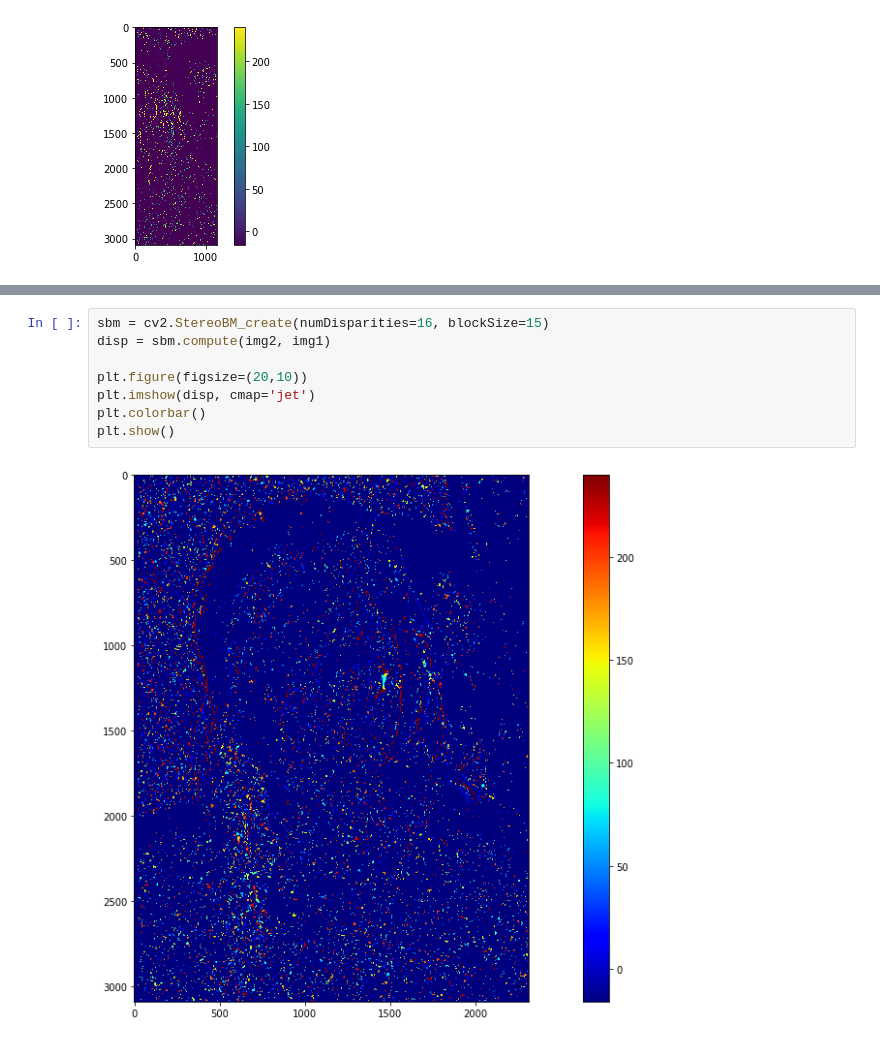
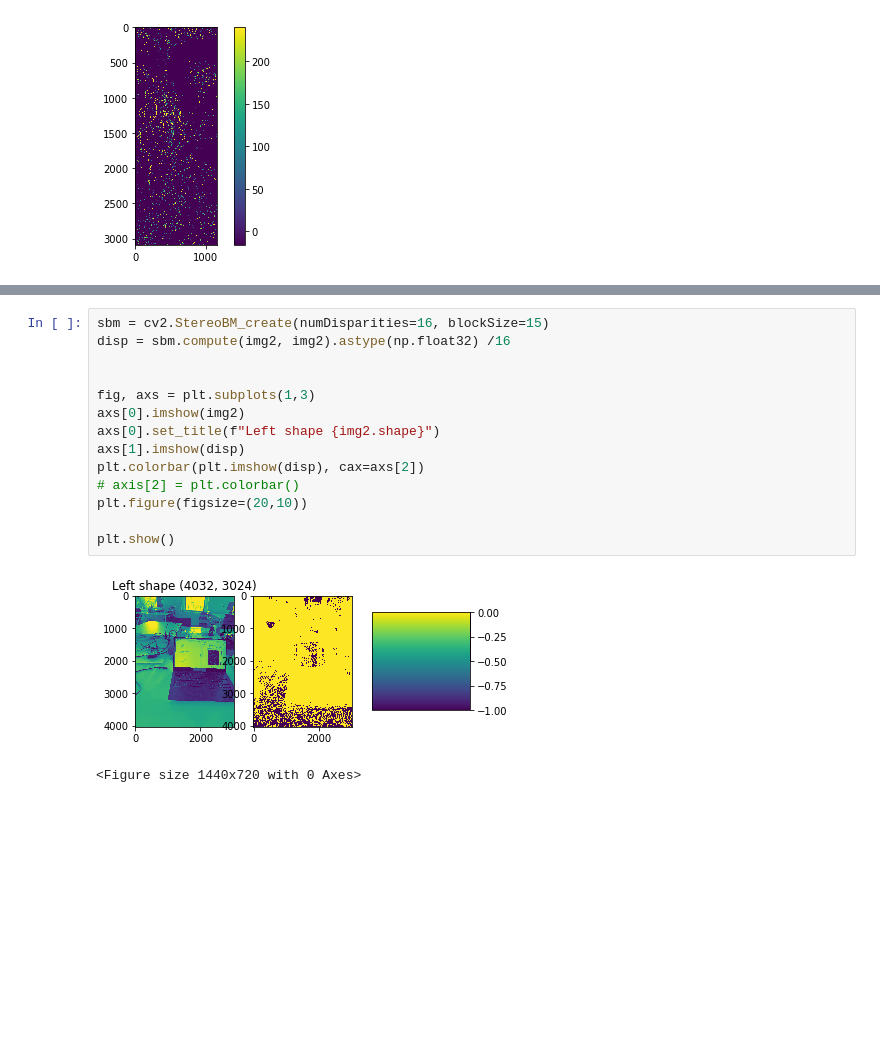
Before and after one commit to bilingwu/Img2Vid, a Jupyter notebook: DepthMap.ipynb, the cells around one changed output, grey strips where cells are left out. Saved outputs shown, nothing was run; the diff lists cells and outputs as text; blank space fills up the shorter version.

```diff
--- a/DepthMap.ipynb
+++ b/DepthMap.ipynb
@@ -63,13 +65,20 @@ plt.show()
-# %%
-sbm = cv2.StereoBM_create(numDisparities=16, blockSize=15)
-disp = sbm.compute(img2, img1)
-
-plt.figure(figsize=(20,10))
-plt.imshow(disp, cmap='jet')
-plt.colorbar()
-plt.show()
-# %% [output]
-[figure, removed]
+# %%
+sbm = cv2.StereoBM_create(numDisparities=16, blockSize=15)
+disp = sbm.compute(img2, img2).astype(np.float32) /16
+
+
+fig, axs = plt.subplots(1,3)
+axs[0].imshow(img2)
+axs[0].set_title(f"Left shape {img2.shape}")
+axs[1].imshow(disp)
+plt.colorbar(plt.imshow(disp), cax=axs[2])
+# axis[2] = plt.colorbar()
+plt.figure(figsize=(20,10))
+
+plt.show()
+# %% [output]
+[figure, added]
+<Figure size 1440x720 with 0 Axes>
 # %%
 local_max = disp.max()
 local_min = disp.min()
```
Also changed, not shown: parts of 4 cells of this notebook, 19 other files.
